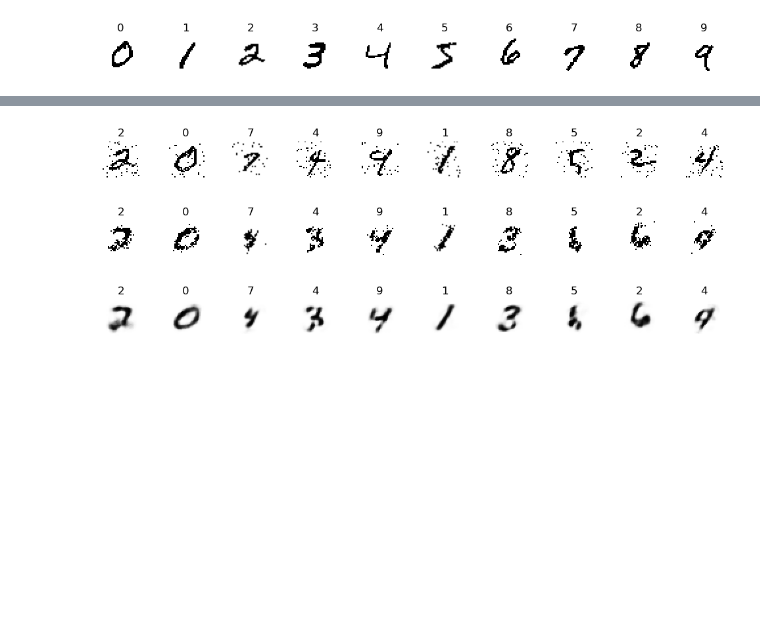
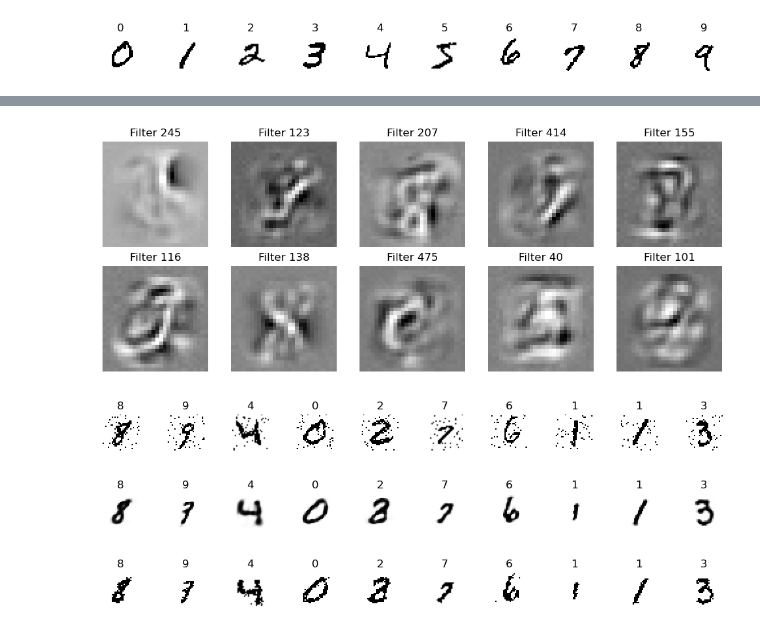
Before and after one commit to simontonner/neural-quantum-tomo, a Jupyter notebook: warm_up/rbm_vanilla/rbm_mnist_pt.ipynb, the cells around one changed output, grey strips where cells are left out. Saved outputs shown, nothing was run; the diff lists cells and outputs as text; code cells hidden in the pictures; blank space fills up the shorter version.

```diff
--- a/warm_up/rbm_vanilla/rbm_mnist_pt.ipynb
+++ b/warm_up/rbm_vanilla/rbm_mnist_pt.ipynb
@@ -140,3 +155,11 @@ Text(0, 0.5, 'Reconstruction Error')
+# %%
+# the weights have shape (visible_dim, hidden_dim), we can transpose to get some kind of filter view for the hidden ones
+hidden_columns = rbm.W.t().detach().cpu().view(hidden_dim, 28, 28)
+filter_idx = torch.randint(0, hidden_dim, (10,))
+filter_samples = [(f"Filter {idx.item()}", hidden_columns[idx]) for idx in filter_idx]
+print_samples(filter_samples, elements_per_row=5, cmap="gray")
+# %% [output]
+[figure, added]
 # %%
 # getting some random samples with noise
 random_labels = torch.randint(0, 10, (10,))
@@ -174,9 +197,9 @@ with torch.no_grad():
 inverted_demo_recon_probs = [(digit, 1 - v_prob) for digit, v_prob in demo_recon_probs]
 
 print_samples(demo_samples, elements_per_row=10, cmap="binary")
+print_samples(inverted_demo_recon_probs, elements_per_row=10, cmap="gray")
 print_samples(demo_recon_samples, elements_per_row=10, cmap="binary")
-print_samples(inverted_demo_recon_probs, elements_per_row=10, cmap="gray")
 # %% [output]
-[figure, old version]
+[figure, new version]
-[figure, old version]
+[figure, new version]
-[figure, old version]
+[figure, new version]
```
Also changed, not shown: parts of 3 cells of this notebook, 6 other files.
